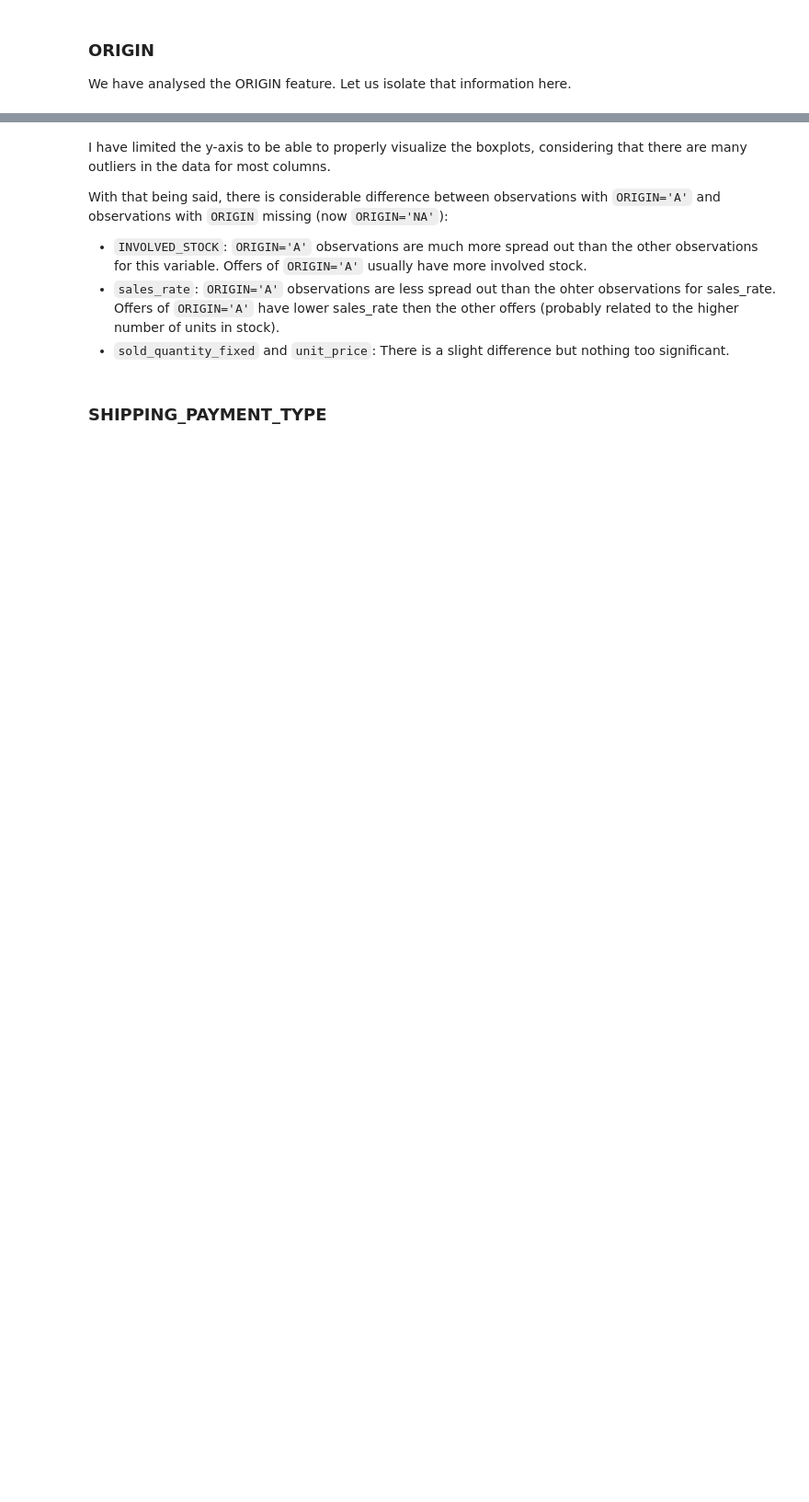
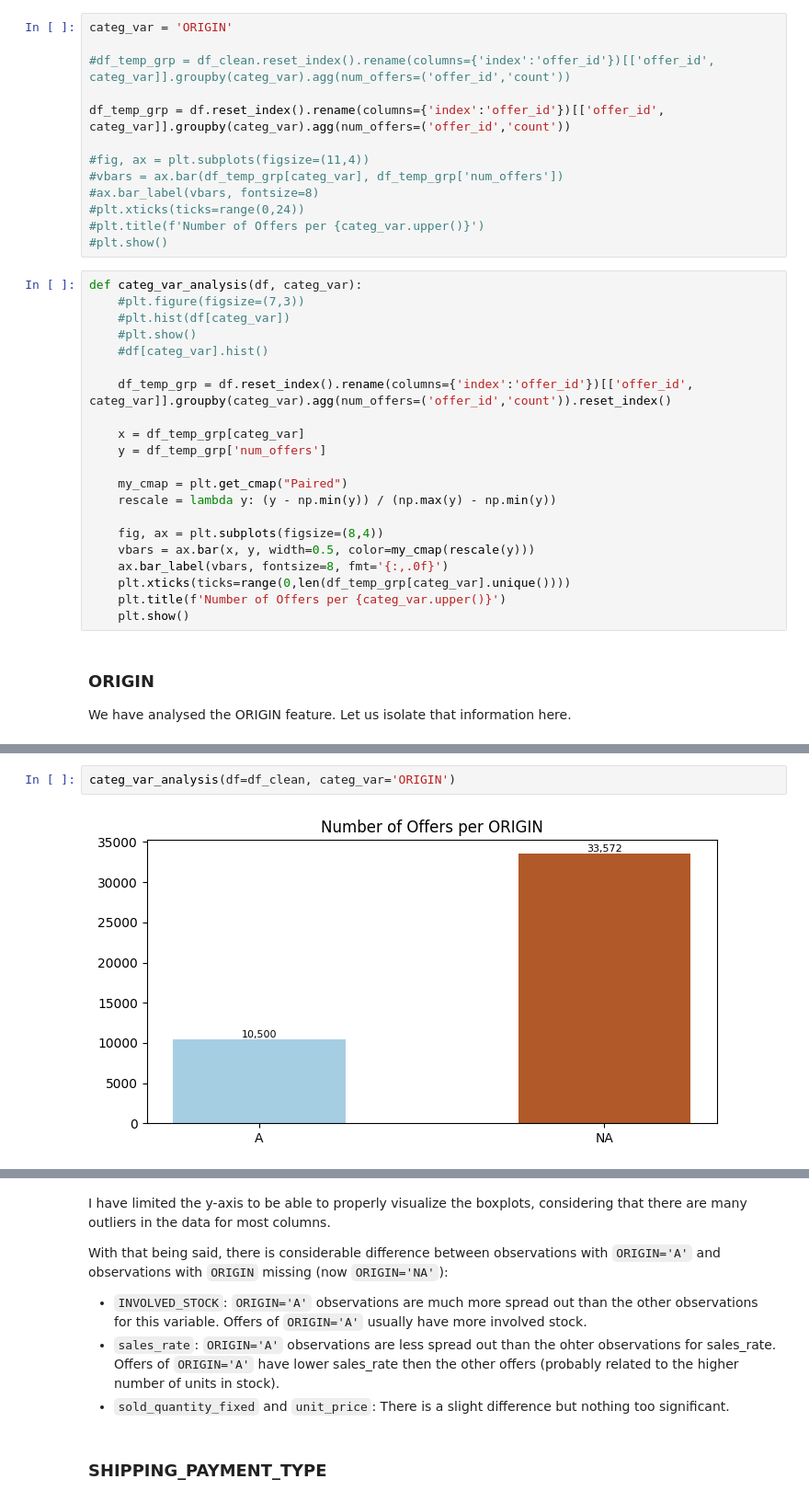
Before and after one commit to rafands/Meli_Tech_Challenge, a Jupyter notebook: EDA_ofertas_relampago.ipynb, the cells around one changed output, grey strips where cells are left out. Shown at 92% size. Drawn from its saved outputs; the diff is of its cells as text; blank space fills up the shorter version.

```diff
--- a/EDA_ofertas_relampago.ipynb
+++ b/EDA_ofertas_relampago.ipynb
@@ -1340,3 +1481,37 @@ dtype: object
+# %%
+categ_var = 'ORIGIN'
+
+#df_temp_grp = df_clean.reset_index().rename(columns={'index':'offer_id'})[['offer_id', categ_var]].groupby(categ_var).agg(num_offers=('offer_id','count'))
+
+df_temp_grp = df.reset_index().rename(columns={'index':'offer_id'})[['offer_id', categ_var]].groupby(categ_var).agg(num_offers=('offer_id','count'))
+
+#fig, ax = plt.subplots(figsize=(11,4))
+#vbars = ax.bar(df_temp_grp[categ_var], df_temp_grp['num_offers'])
+#ax.bar_label(vbars, fontsize=8)
+#plt.xticks(ticks=range(0,24))
+#plt.title(f'Number of Offers per {categ_var.upper()}')
+#plt.show()
+# %%
+def categ_var_analysis(df, categ_var):
+    #plt.figure(figsize=(7,3))
+    #plt.hist(df[categ_var])
+    #plt.show()
+    #df[categ_var].hist()
+
+    df_temp_grp = df.reset_index().rename(columns={'index':'offer_id'})[['offer_id', categ_var]].groupby(categ_var).agg(num_offers=('offer_id','count')).reset_index()
+
+    x = df_temp_grp[categ_var]
+    y = df_temp_grp['num_offers']
+
+    my_cmap = plt.get_cmap("Paired")
+    rescale = lambda y: (y - np.min(y)) / (np.max(y) - np.min(y))
+
+    fig, ax = plt.subplots(figsize=(8,4))
+    vbars = ax.bar(x, y, width=0.5, color=my_cmap(rescale(y)))
+    ax.bar_label(vbars, fontsize=8, fmt='{:,.0f}')
+    plt.xticks(ticks=range(0,len(df_temp_grp[categ_var].unique())))
+    plt.title(f'Number of Offers per {categ_var.upper()}')
+    plt.show()
 # %% [markdown]
 ### ORIGIN
 
@@ -1353,0 +1519,4 @@ for var in vars:
+# %%
+categ_var_analysis(df=df_clean, categ_var='ORIGIN')
+# %% [output]
+[figure, added]
```
Also changed, not shown: parts of 27 cells of this notebook.
